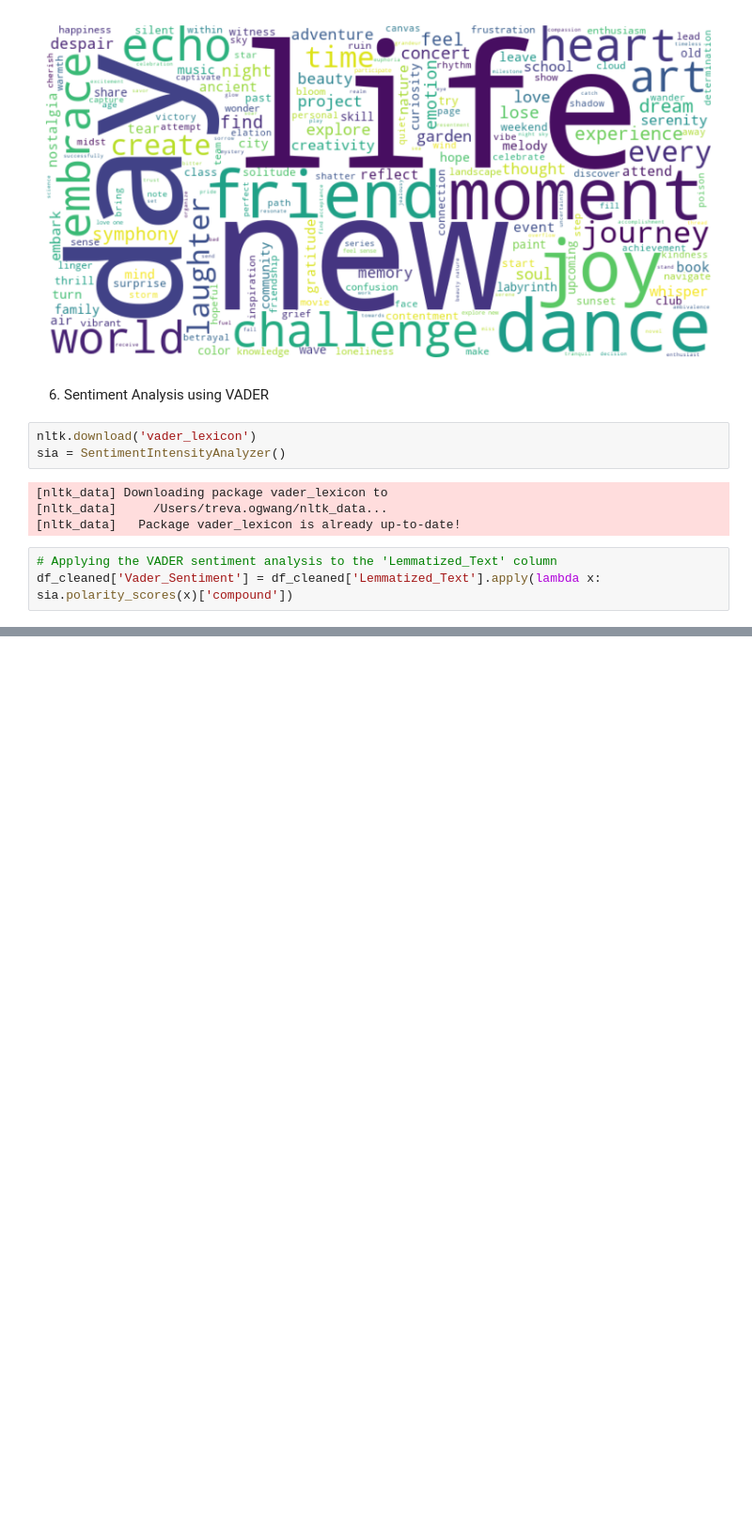
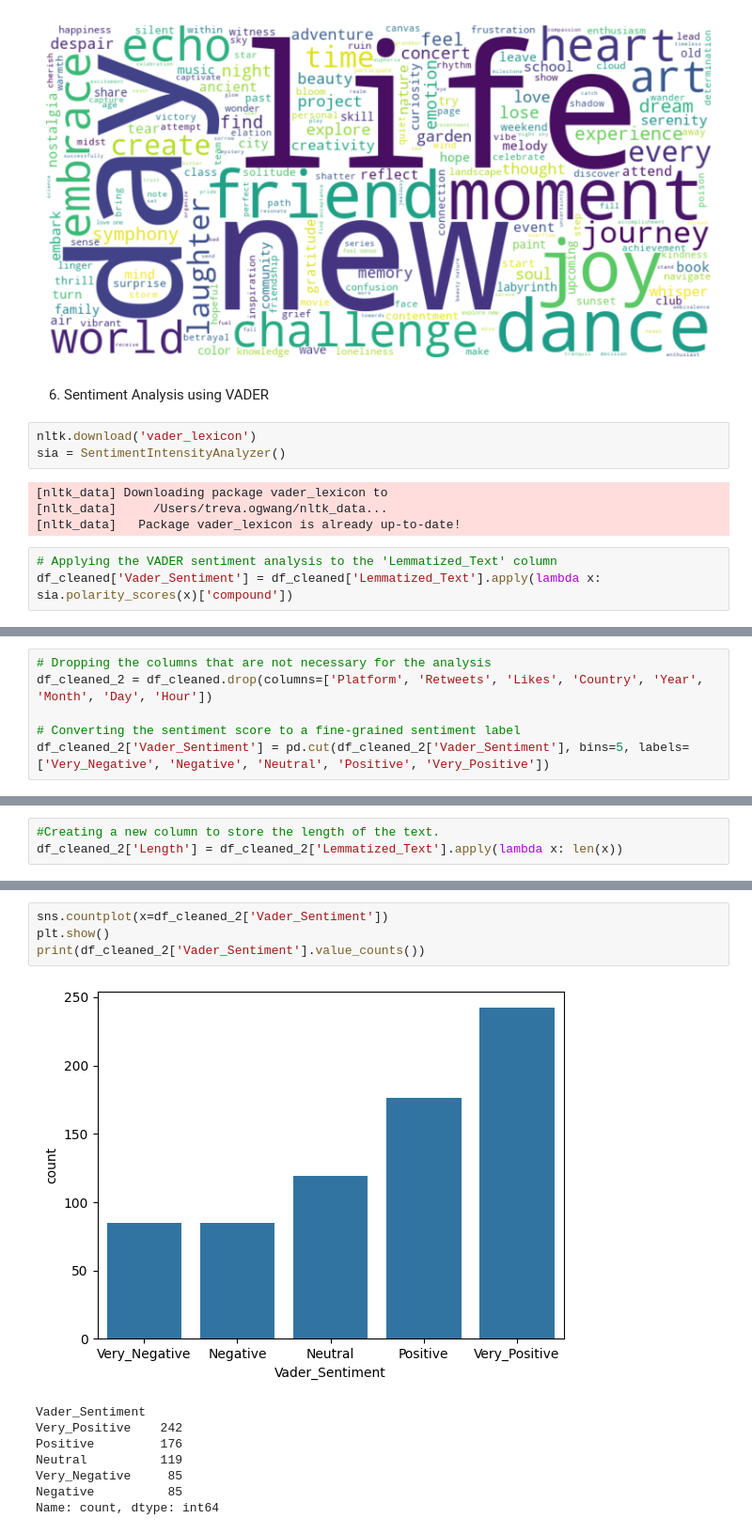
Before and after one commit to Begge10850/social_media, a Jupyter notebook: social_media_analysis.ipynb, the cells around one changed output, grey strips where cells are left out. Shown at 94% size. Saved outputs shown, nothing was run; the diff lists cells and outputs as text; blank space fills up the shorter version.

```diff
--- a/social_media_analysis.ipynb
+++ b/social_media_analysis.ipynb
@@ -322,0 +368,6 @@ df_cleaned.head()
+# %%
+# Dropping the columns that are not necessary for the analysis
+df_cleaned_2 = df_cleaned.drop(columns=['Platform', 'Retweets', 'Likes', 'Country', 'Year', 'Month', 'Day', 'Hour'])
+
+# Converting the sentiment score to a fine-grained sentiment label
+df_cleaned_2['Vader_Sentiment'] = pd.cut(df_cleaned_2['Vader_Sentiment'], bins=5, labels=['Very_Negative', 'Negative', 'Neutral', 'Positive', 'Very_Positive'])
@@ -322,0 +388,3 @@ df_cleaned.head()
+# %%
+#Creating a new column to store the length of the text.
+df_cleaned_2['Length'] = df_cleaned_2['Lemmatized_Text'].apply(lambda x: len(x))
@@ -322,0 +432,13 @@ df_cleaned.head()
+# %%
+sns.countplot(x=df_cleaned_2['Vader_Sentiment'])
+plt.show()
+print(df_cleaned_2['Vader_Sentiment'].value_counts())
+# %% [output]
+[figure, added]
+Vader_Sentiment
+Very_Positive    242
+Positive         176
+Neutral          119
+Very_Negative     85
+Negative          85
+Name: count, dtype: int64
```
Also changed, not shown: parts of 13 cells of this notebook.
